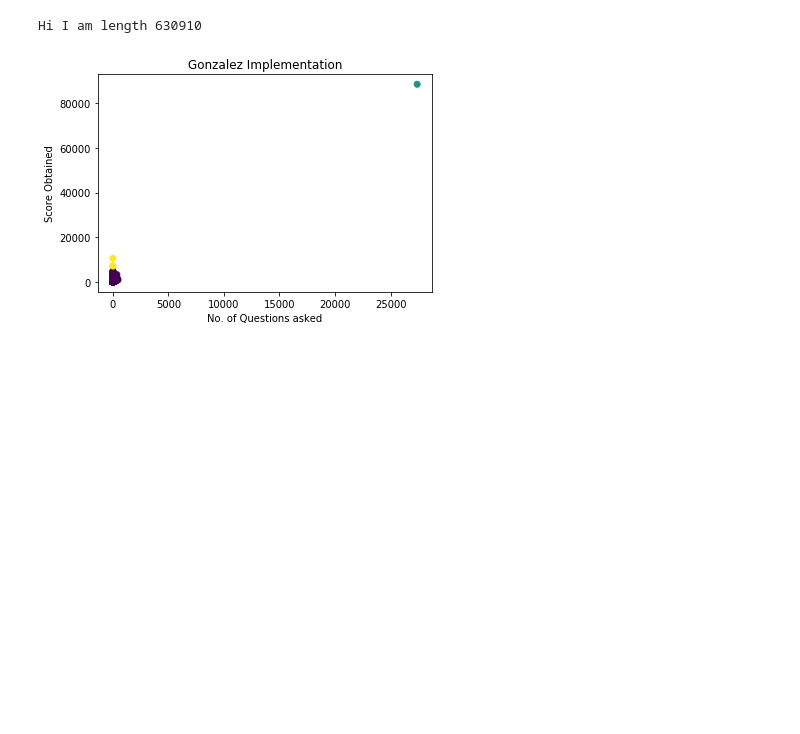
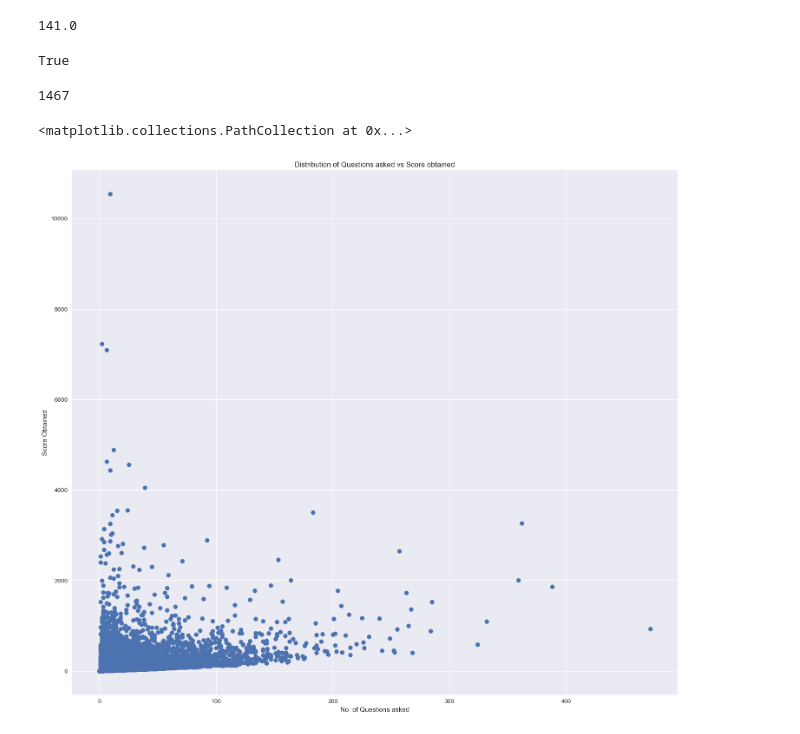
Before and after one commit to TSunny007/StackOverflowAnalytics, a Jupyter notebook: Notebook/Clustering_user_profiles.ipynb, the cells around one changed output. Saved outputs shown, nothing was run; the diff lists cells and outputs as text; code cells hidden in the pictures; blank space fills up the shorter version.

```diff
--- a/Notebook/Clustering_user_profiles.ipynb
+++ b/Notebook/Clustering_user_profiles.ipynb
@@ -6,5 +7,5 @@ from matplotlib import pyplot as plt
 from sklearn.cluster import KMeans
 import scipy
 # %%
-score1 = pd.read_csv("../profiles/users_questions_scores.csv", encoding='latin1')
-score=score1.as_matrix(columns=score1.columns[1:])
+user_scores = pd.read_csv("../profiles/question_scores.csv", encoding='latin1', index_col='Id')
+scores = user_scores.as_matrix(columns=user_scores.columns[1:])
@@ -11,3 +16,3 @@ score=score1.as_matrix(columns=score1.columns[1:])
 # %%
-question_count = pd.read_csv("../profiles/users_question_count.csv", encoding='latin1')
-count=question_count.as_matrix(columns=question_count.columns[1:])
+user_counts = pd.read_csv("../profiles/question_counts.csv", encoding='latin1',index_col='Id')
+counts = user_counts.as_matrix(columns=user_counts.columns[1:])
@@ -92,10 +19,24 @@ def distance(pt1,pt2):
+# %%
+counts.max()
+# %% [output]
+141.0
+# %%
+user_scores.index.tolist() == user_scores.index.tolist()
+# %% [output]
+True
+# %%
+scores.sum(axis=1).argmax()
+# %% [output]
+1467
+# %%
+score_array = scores.sum(axis=1)
+count_array = counts.sum(axis=1)
 # %%
-c1,phi=gonzalez(user_profile_array,3)
+fig=plt.figure(figsize=(18, 16), dpi= 100)
 plt.xlabel("No. of Questions asked")
 plt.ylabel("Score Obtained")
-plt.title("Gonzalez Implementation")
-plt.scatter(user_profile_array[:,0],user_profile_array[:,1],c=phi)
-plt.show()
+plt.title("Distribution of Questions asked vs Score obtained")
+plt.scatter(count_array, score_array)
 # %% [output]
-Hi I am length 630910
+<matplotlib.collections.PathCollection at 0x...>
-[figure, old version]
+[figure, new version]
```
Also changed, not shown: parts of 11 cells of this notebook.
